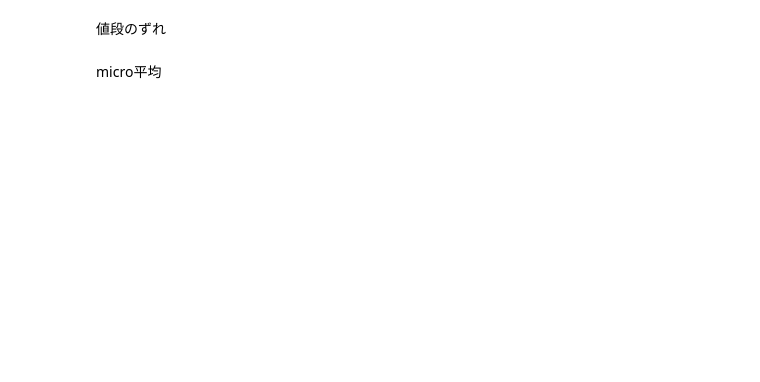
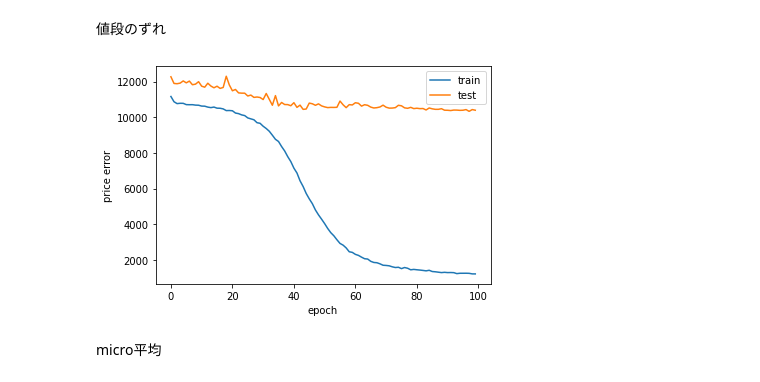
Before and after one commit to yukilost/googlecolab, a Jupyter notebook: shoes_price_prediction.ipynb, the cells around one changed output. Saved outputs shown, nothing was run; the diff lists cells and outputs as text; code cells hidden in the pictures; blank space fills up the shorter version.

```diff
--- a/shoes_price_prediction.ipynb
+++ b/shoes_price_prediction.ipynb
@@ -466,7 +468,7 @@ class MultiTaskModel(nn.Module):
 
   def forward(self, x):
     x = self.cnn(x)
-    price = self.price_fc(x)
+    price = self.price_fc(x).float()
     category = self.category_fc(x)
     brand = self.brand_fc(x)
 
@@ -505,5 +509,14 @@ tensor([ 52.0885,  62.3115, 206.2062, 194.1942, 151.5303, 183.5046, 120.4940,
+# %%
+class RMSELoss(nn.Module):
+  def __init__(self):
+    super().__init__()
+
+  def forward(self, x, y):
+    mse = nn.MSELoss()
+    eps = 1e-6
+    return torch.sqrt(mse(x, y) + eps)
 # %%
-price_loss_function = torch.sqrt(nn.MSELoss())
+price_loss_function = RMSELoss()
 category_loss_function = nn.CrossEntropyLoss()
 brand_loss_function = nn.CrossEntropyLoss(weight=weight)
 # %% [markdown]
@@ -640,11 +682,13 @@ plt.show()
 # %%
 plt.figure()
 plt.xlabel('epoch')
 plt.ylabel('price error')
-p1 = plt.plot(running_train_price_gaps, label='train')
-p2 = plt.plot(running_test_price_gaps, label='test')
+p1 = plt.plot(running_train_price_losses, label='train')
+p2 = plt.plot(running_test_price_losses, label='test')
 plt.legend((p1[0], p2[0]), ("train", "test"))
 plt.show()
+# %% [output]
+[figure, added]
 # %% [markdown]
 micro平均
 # %%
```
Also changed, not shown: parts of 13 cells of this notebook.
